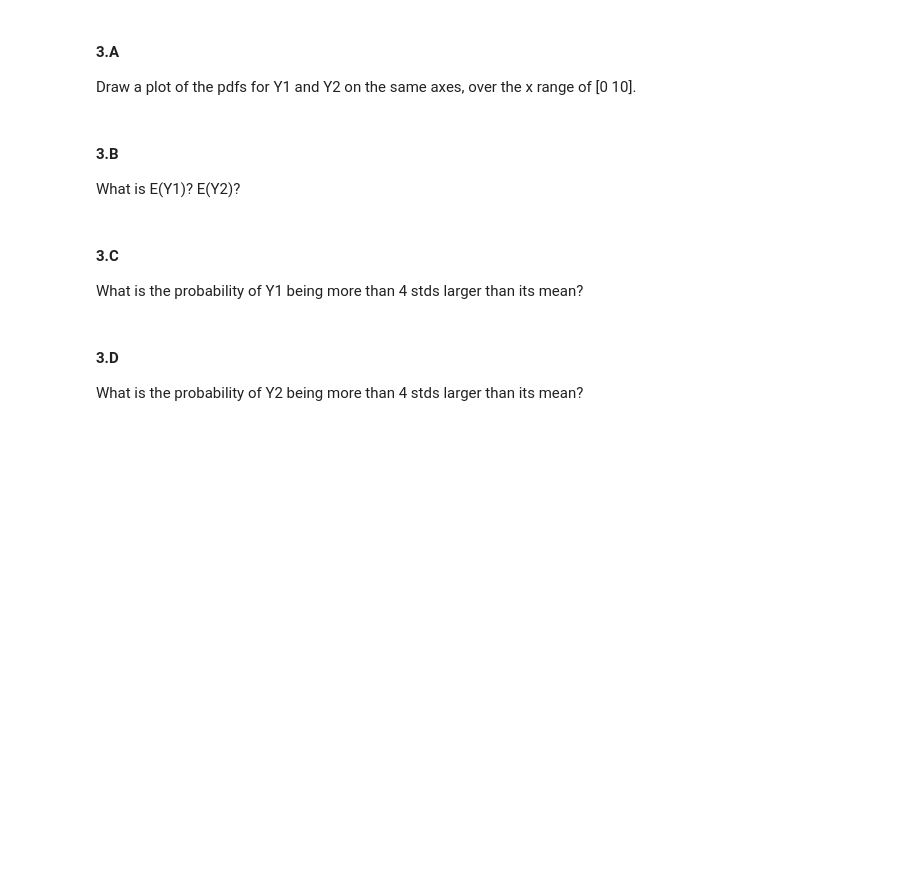
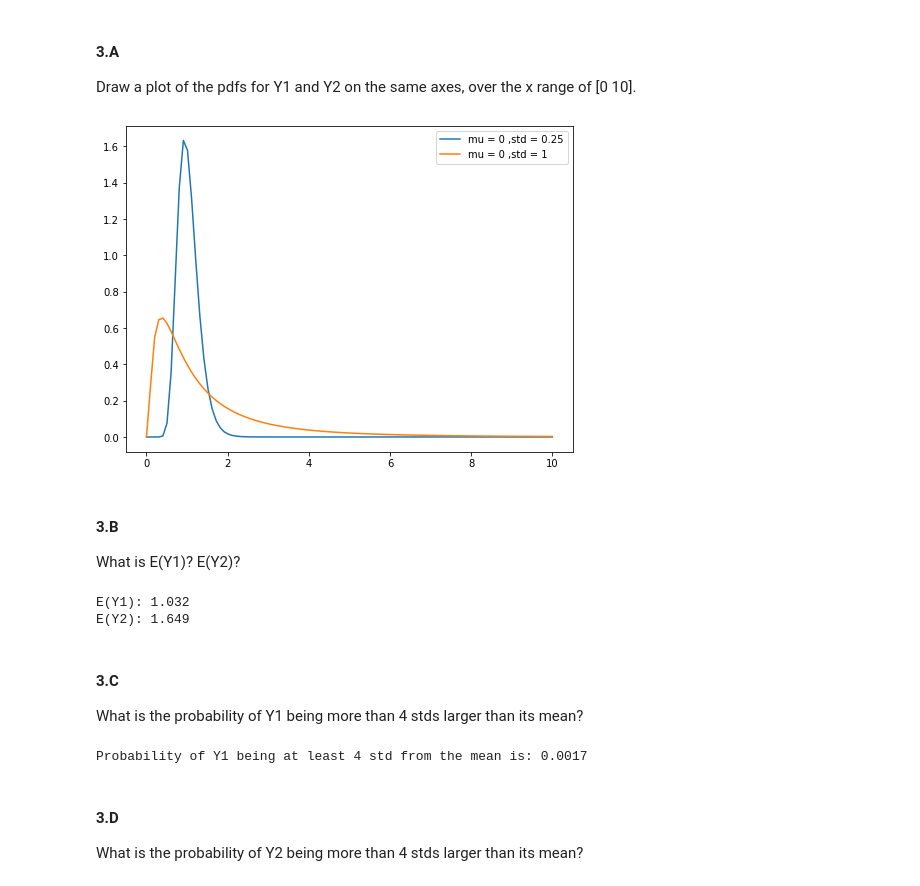
Before and after one commit to mayakerem/StatisticsDataAnalysis, a Jupyter notebook: HW3/HW3.ipynb, the cells around one changed output. Saved outputs shown, nothing was run; the diff lists cells and outputs as text; code cells hidden in the pictures; blank space fills up the shorter version.

```diff
--- a/HW3/HW3.ipynb
+++ b/HW3/HW3.ipynb
@@ -219,12 +274,41 @@ Consider Y1 ~ LogNormal(0,0.25) (recall that μ and σ are the mean and std of t
 # %% [markdown]
 #### 3.A
 Draw a plot of the pdfs for Y1 and Y2 on the same axes, over the x range of [0 10].
+# %%
+mu1, sigma1 = 0, 0.25
+mu2, sigma2 = 0, 1
+
+data = np.linspace(0,10,100)
+
+y1 = stats.lognorm.pdf(data, sigma1, scale = np.exp(mu1))
+y2 = stats.lognorm.pdf(data, sigma2, scale = np.exp(mu2))
+
+plt.figure(figsize=(8,6))
+plt.plot(data, y1, label ="mu = 0 ,std = 0.25")
+plt.plot(data, y2, label ="mu = 0 ,std = 1")
+plt.legend()
+plt.show()
+# %% [output]
+[figure, added]
 # %% [markdown]
 #### 3.B
 What is E(Y1)? E(Y2)?
+# %%
+mu1_new = stats.lognorm.mean(sigma1,scale = np.exp(mu1))
+mu2_new = stats.lognorm.mean(sigma2,scale = np.exp(mu2))
+print("E(Y1): {:.4}\nE(Y2): {:.4}".format(mu1_new, mu2_new))
+# %% [output]
+E(Y1): 1.032
+E(Y2): 1.649
 # %% [markdown]
 #### 3.C
 What is the probability of Y1 being more than 4 stds larger than its mean?
+# %%
+std1_new = stats.lognorm.std(sigma1,scale = np.exp(mu1))
+prob = stats.lognorm.sf(mu1_new + 4 * std1_new, sigma1, scale = np.exp(mu1))
+print("Probability of Y1 being at least 4 std from the mean is: {:.4}".format(prob))
+# %% [output]
+Probability of Y1 being at least 4 std from the mean is: 0.0017
 # %% [markdown]
 #### 3.D
 What is the probability of Y2 being more than 4 stds larger than its mean?
```
Also changed, not shown: parts of 21 cells of this notebook.
